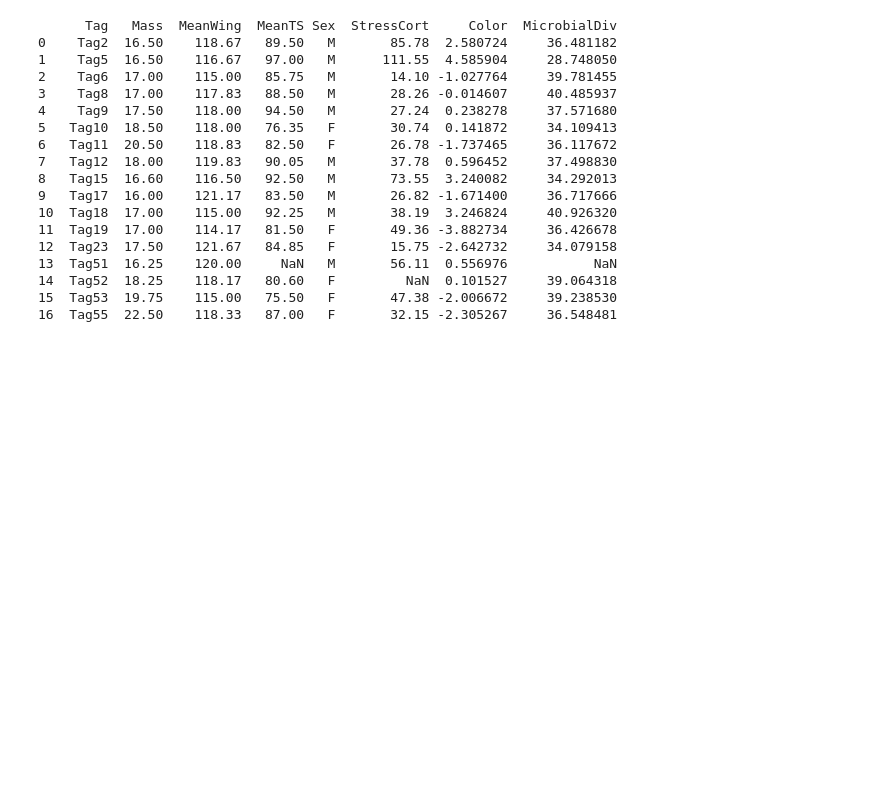
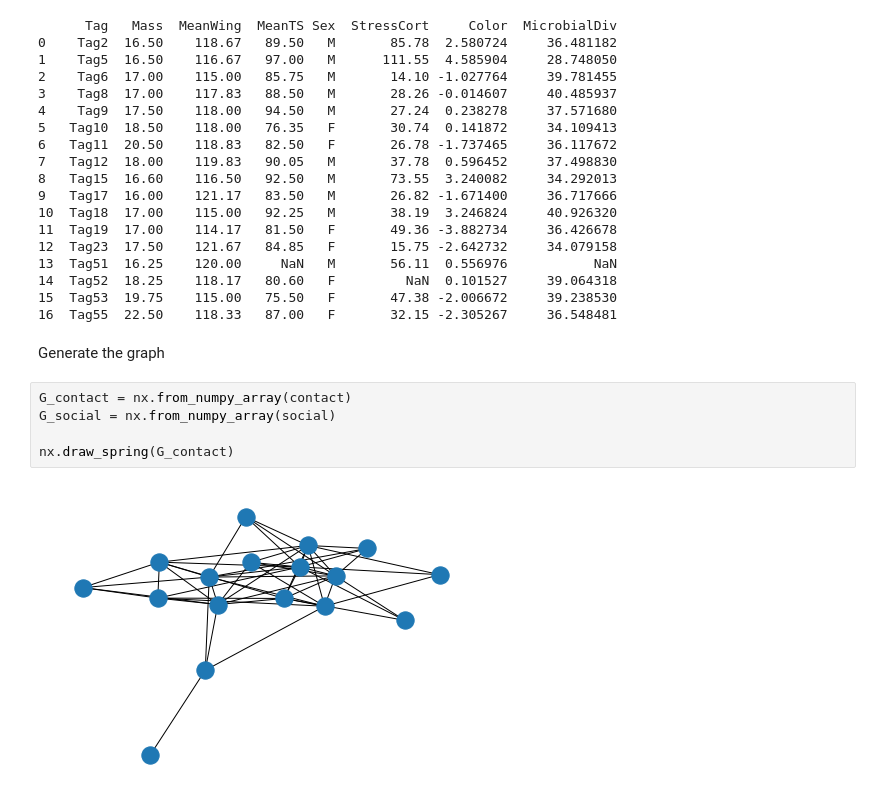
Before and after one commit to eugenemiller112/3352Project, a Jupyter notebook: working_notebook.ipynb, the cells around one changed output. Drawn from its saved outputs; the diff is of its cells as text; blank space fills up the shorter version.

```diff
--- a/working_notebook.ipynb
+++ b/working_notebook.ipynb
@@ -26,3 +31,12 @@ social = np.genfromtxt("Levin 2016 Biol Lett data/LevinSocialNetwork.csv", delim
 14  Tag52  18.25    118.17   80.60   F         NaN  0.101527     39.064318
 15  Tag53  19.75    115.00   75.50   F       47.38 -2.006672     39.238530
 16  Tag55  22.50    118.33   87.00   F       32.15 -2.305267     36.548481
+# %% [markdown]
+Generate the graph
+# %%
+G_contact = nx.from_numpy_array(contact)
+G_social = nx.from_numpy_array(social)
+
+nx.draw_spring(G_contact)
+# %% [output]
+[figure, added]
```
Also changed, not shown: parts of 4 cells of this notebook.
